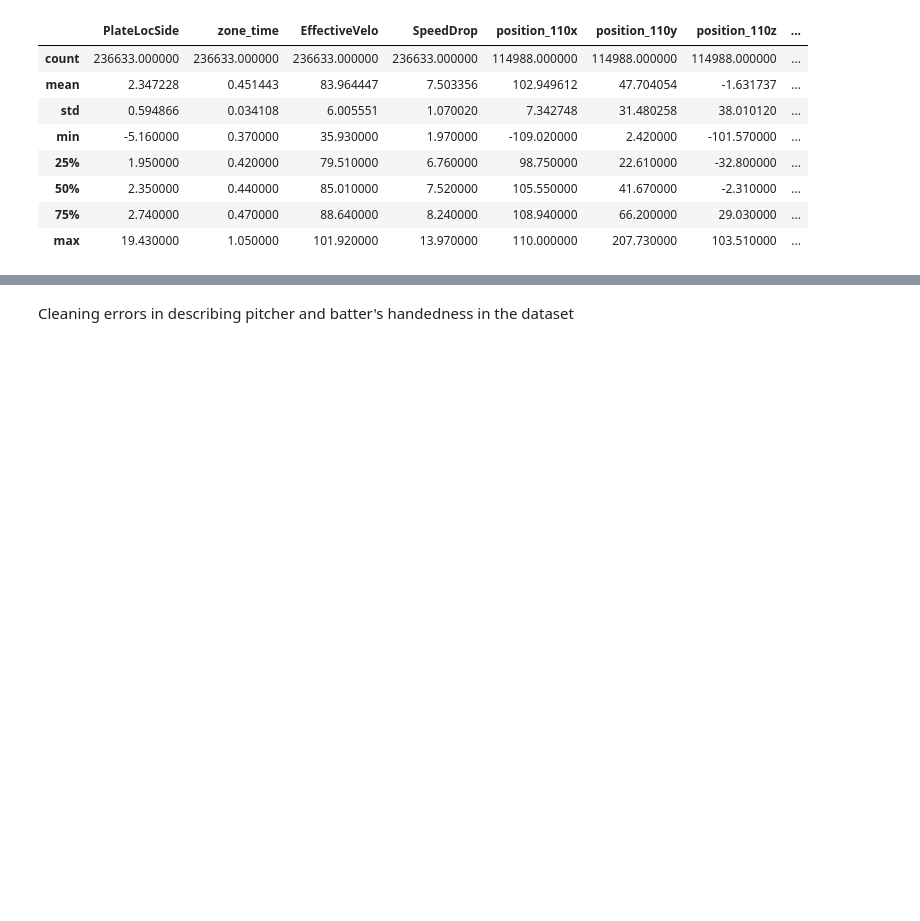
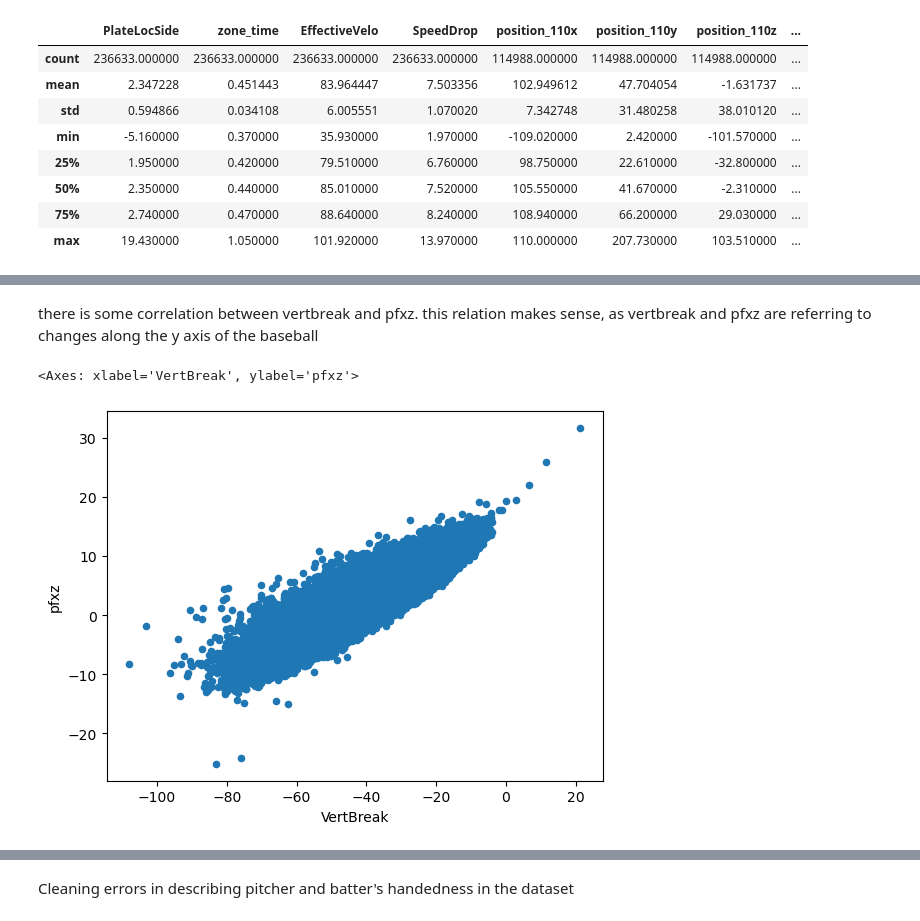
Before and after one commit to sanakohli/ml-project, a Jupyter notebook: ML_notebook.ipynb, the cells around one changed output, grey strips where cells are left out. Drawn from its saved outputs; the diff is of its cells as text; code cells hidden in the pictures; blank space fills up the shorter version.

```diff
--- a/ML_notebook.ipynb
+++ b/ML_notebook.ipynb
@@ -244,0 +243,7 @@ df.iloc[:,30:].describe(include="all")
+# %% [markdown]
+there is some correlation between vertbreak and pfxz. this relation makes sense, as vertbreak and pfxz are referring to changes along the y axis of the baseball
+# %%
+df.plot.scatter(x='VertBreak', y='pfxz')
+# %% [output]
+<Axes: xlabel='VertBreak', ylabel='pfxz'>
+[figure, added]
```
Also changed, not shown: parts of 58 cells of this notebook.
